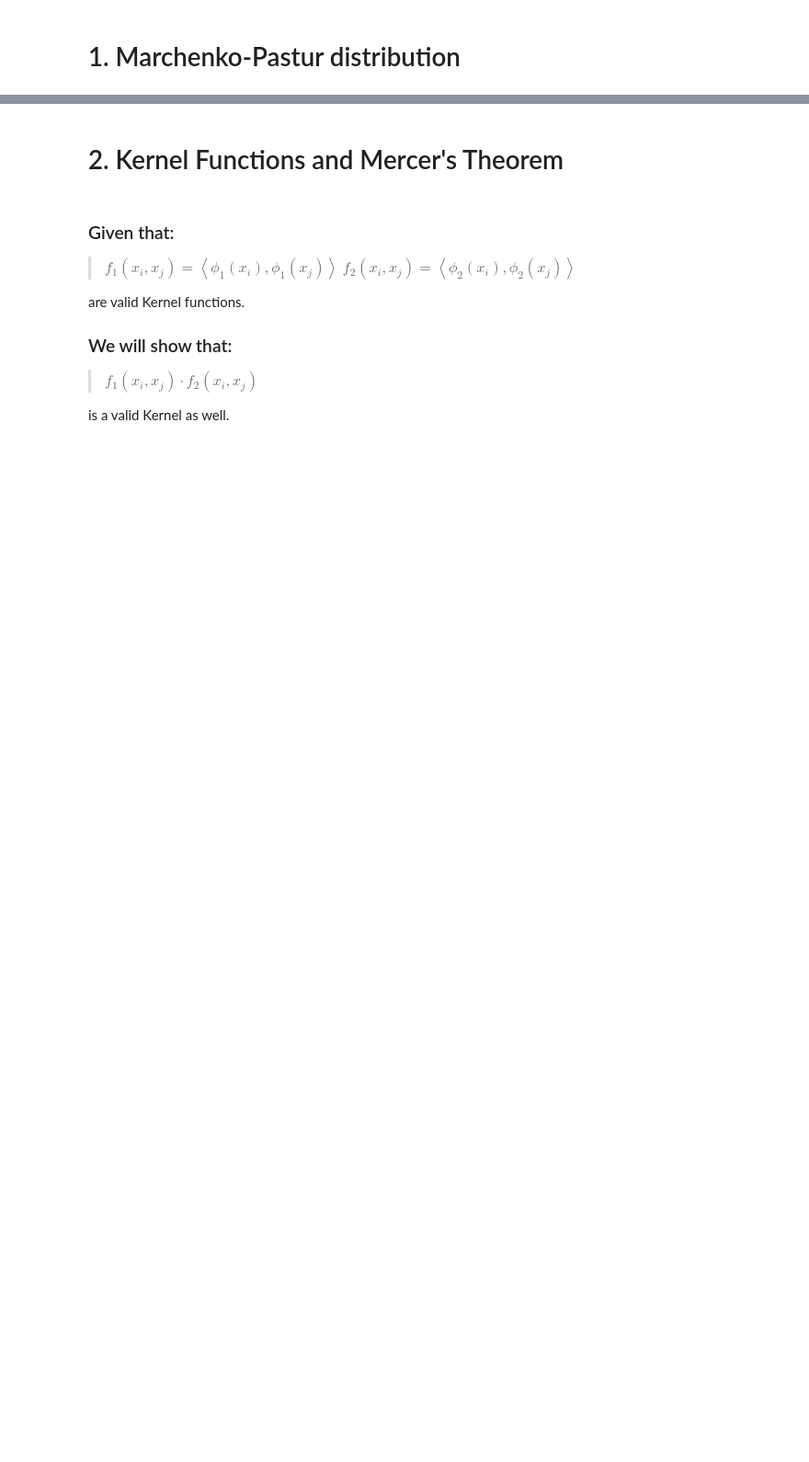
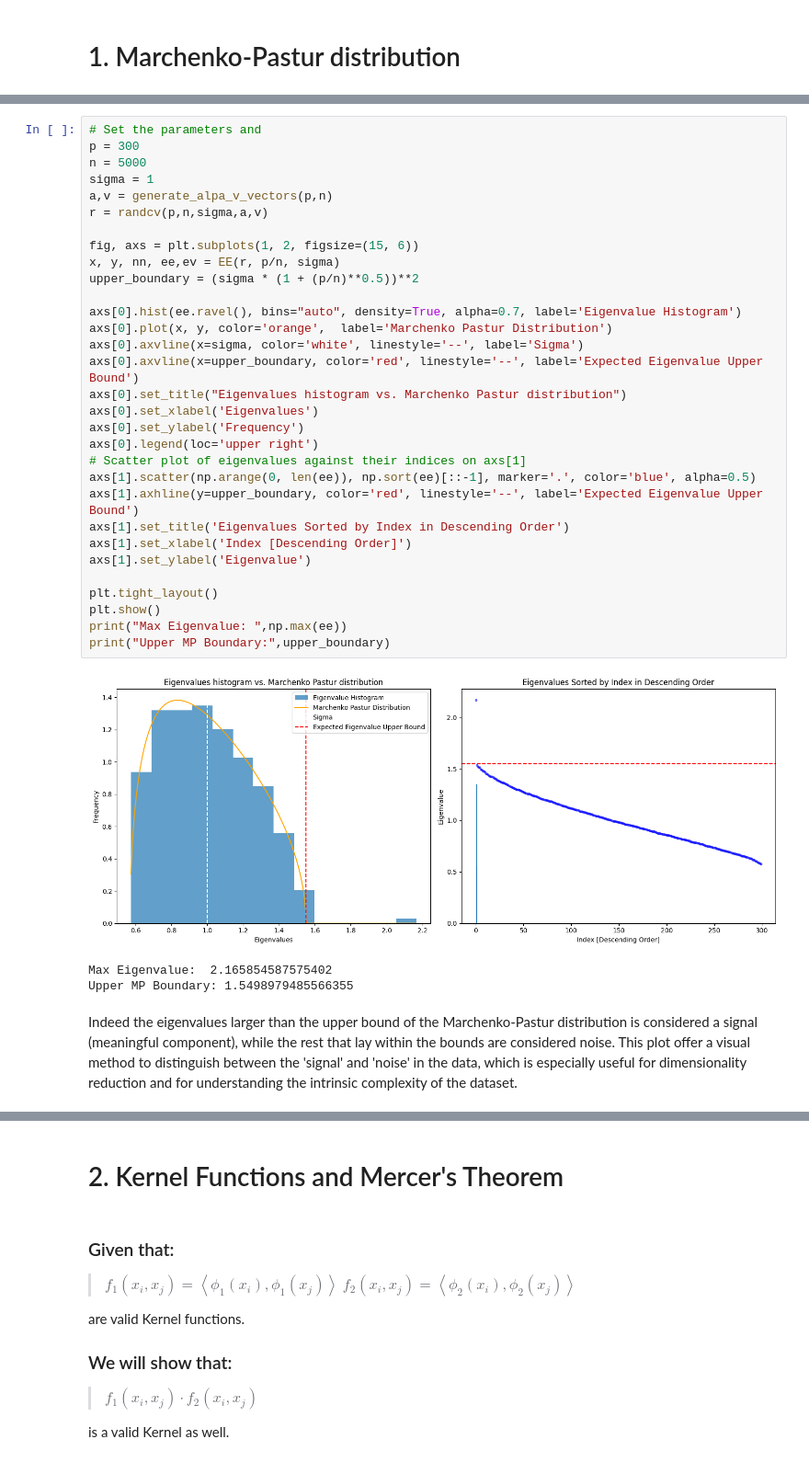
Before and after one commit to AvivGelfand/Geometry-of-Information-Course, a Jupyter notebook: Ex2_GOI.ipynb, the cells around one changed output, grey strips where cells are left out. Shown: that part at 92% size. Saved outputs shown, nothing was run; the diff lists cells and outputs as text; blank space fills up the shorter version.

```diff
--- a/Ex2_GOI.ipynb
+++ b/Ex2_GOI.ipynb
@@ -169 +64,39 @@ The meaning of this is that it was not possible to extract highly significant ei
+# %%
+# Set the parameters and
+p = 300
+n = 5000
+sigma = 1
+a,v = generate_alpa_v_vectors(p,n)
+r = randcv(p,n,sigma,a,v)
+
+fig, axs = plt.subplots(1, 2, figsize=(15, 6))
+x, y, nn, ee,ev = EE(r, p/n, sigma)
+upper_boundary = (sigma * (1 + (p/n)**0.5))**2
+
+axs[0].hist(ee.ravel(), bins="auto", density=True, alpha=0.7, label='Eigenvalue Histogram')
+axs[0].plot(x, y, color='orange',  label='Marchenko Pastur Distribution')
+axs[0].axvline(x=sigma, color='white', linestyle='--', label='Sigma')
+axs[0].axvline(x=upper_boundary, color='red', linestyle='--', label='Expected Eigenvalue Upper Bound')
+axs[0].set_title("Eigenvalues histogram vs. Marchenko Pastur distribution")
+axs[0].set_xlabel('Eigenvalues')
+axs[0].set_ylabel('Frequency')
+axs[0].legend(loc='upper right')
+# Scatter plot of eigenvalues against their indices on axs[1]
+axs[1].scatter(np.arange(0, len(ee)), np.sort(ee)[::-1], marker='.', color='blue', alpha=0.5)
+axs[1].axhline(y=upper_boundary, color='red', linestyle='--', label='Expected Eigenvalue Upper Bound')
+axs[1].set_title('Eigenvalues Sorted by Index in Descending Order')
+axs[1].set_xlabel('Index [Descending Order]')
+axs[1].set_ylabel('Eigenvalue')
+
+plt.tight_layout()
+plt.show()
+print("Max Eigenvalue: ",np.max(ee))
+print("Upper MP Boundary:",upper_boundary)
+# %% [output]
+[figure, added]
+Max Eigenvalue:  2.165854587575402
+Upper MP Boundary: 1.5498979485566355
+# %% [markdown]
+Indeed the eigenvalues larger than the upper bound of the Marchenko-Pastur distribution is considered a signal (meaningful component), while the rest that lay within the bounds are considered noise.
+This plot offer a visual method to distinguish between the 'signal' and 'noise' in the data, which is especially useful for dimensionality reduction and for understanding the intrinsic complexity of the dataset.
 # %% [markdown]
```
Also changed, not shown: parts of 19 cells of this notebook, 2 other files.
